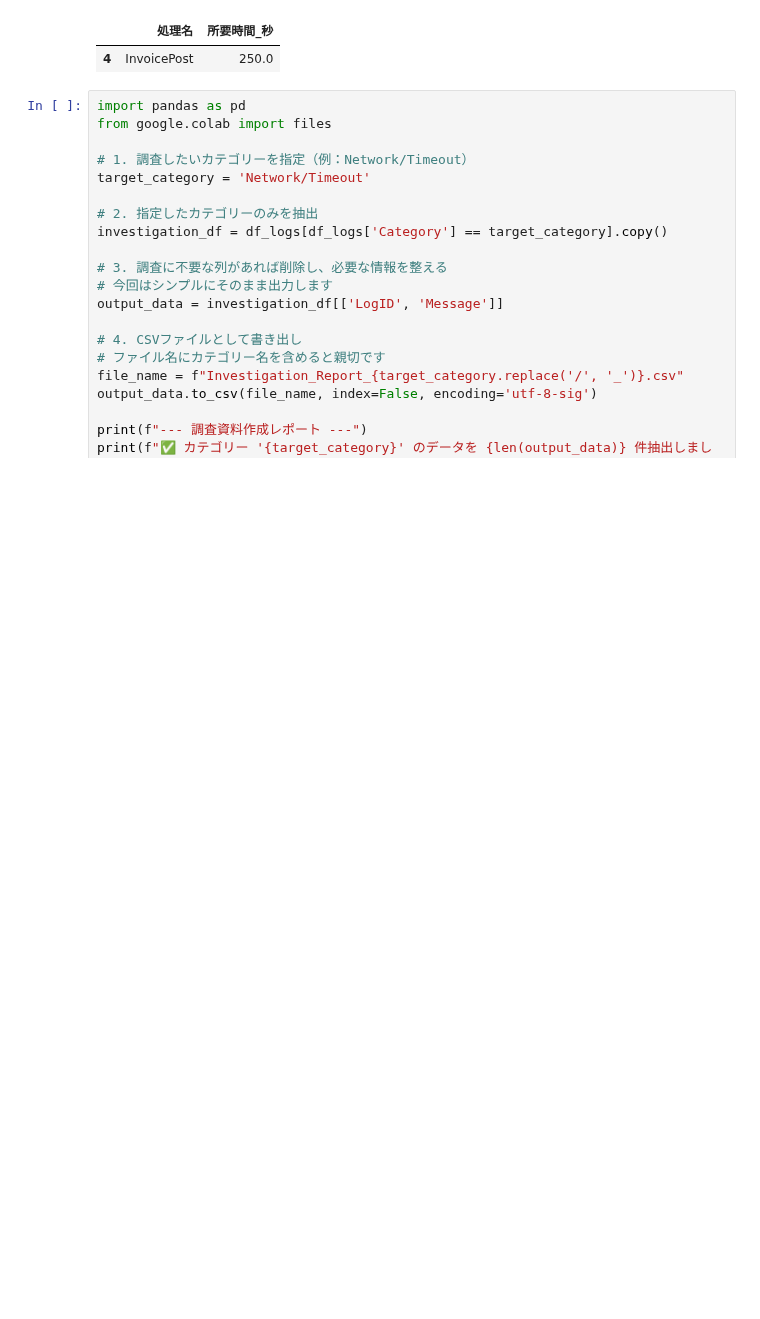
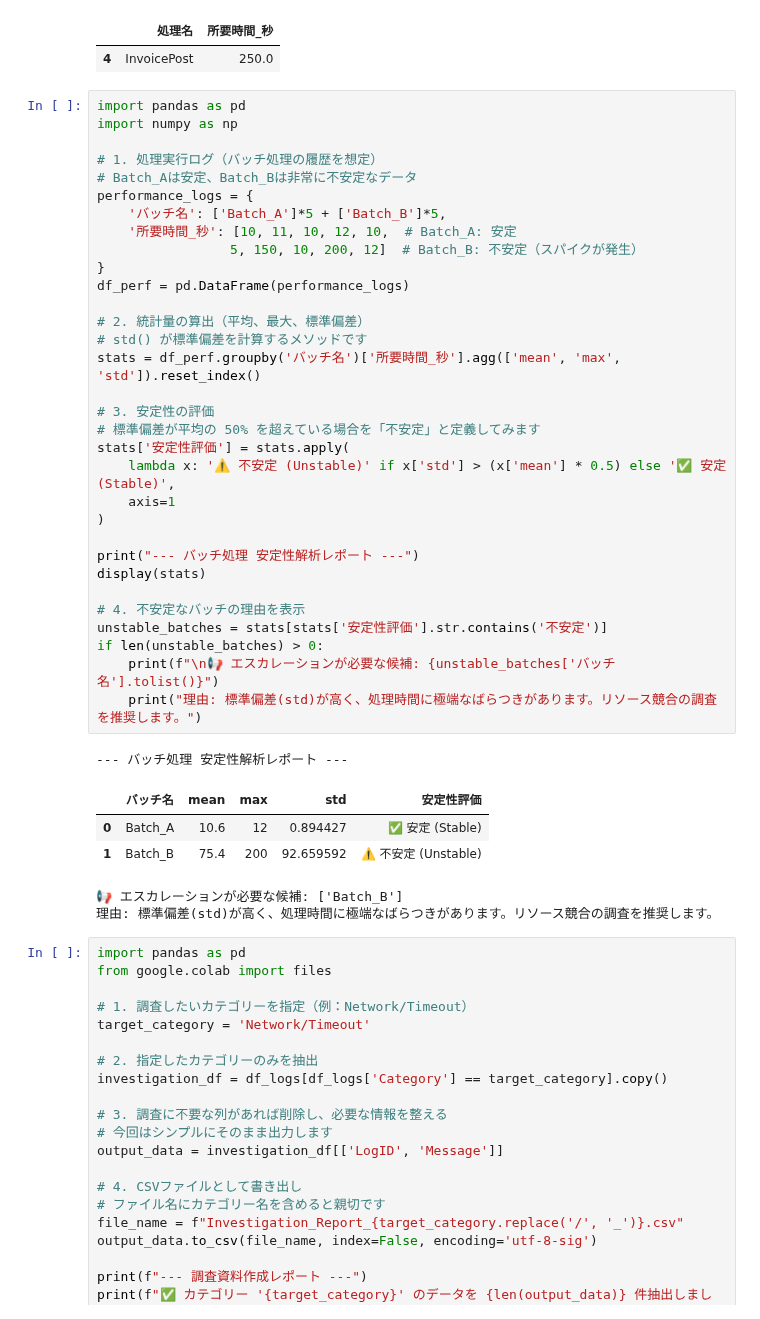
Before and after one commit to Koji-Accounting-Tech/D365-Finance-Data-Validator, a Jupyter notebook: D365_Data_Processing.ipynb, the cells around one changed output. Saved outputs shown, nothing was run; the diff lists cells and outputs as text; blank space fills up the shorter version.

```diff
--- a/D365_Data_Processing.ipynb
+++ b/D365_Data_Processing.ipynb
@@ -450,6 +450,45 @@ if len(slow_queries) > 0:
 🐢 遅延検知: 200秒以上かかっている処理が 1 件あります。改善を検討してください。
 |  | 処理名 | 所要時間_秒 |
 | 4 | InvoicePost | 250.0 |
+# %%
+import pandas as pd
+import numpy as np
+
+# 1. 処理実行ログ（バッチ処理の履歴を想定）
+# Batch_Aは安定、Batch_Bは非常に不安定なデータ
+performance_logs = {
+    'バッチ名': ['Batch_A']*5 + ['Batch_B']*5,
+    '所要時間_秒': [10, 11, 10, 12, 10,  # Batch_A: 安定
+                 5, 150, 10, 200, 12]  # Batch_B: 不安定（スパイクが発生）
+}
+df_perf = pd.DataFrame(performance_logs)
+
+# 2. 統計量の算出（平均、最大、標準偏差）
+# std() が標準偏差を計算するメソッドです
+stats = df_perf.groupby('バッチ名')['所要時間_秒'].agg(['mean', 'max', 'std']).reset_index()
+
+# 3. 安定性の評価
+# 標準偏差が平均の 50% を超えている場合を「不安定」と定義してみます
+stats['安定性評価'] = stats.apply(
+    lambda x: '⚠️ 不安定 (Unstable)' if x['std'] > (x['mean'] * 0.5) else '✅ 安定 (Stable)',
+    axis=1
+)
+
+print("--- バッチ処理 安定性解析レポート ---")
+display(stats)
+
+# 4. 不安定なバッチの理由を表示
+unstable_batches = stats[stats['安定性評価'].str.contains('不安定')]
+if len(unstable_batches) > 0:
+    print(f"\n📢 エスカレーションが必要な候補: {unstable_batches['バッチ名'].tolist()}")
+    print("理由: 標準偏差(std)が高く、処理時間に極端なばらつきがあります。リソース競合の調査を推奨します。")
+# %% [output]
+--- バッチ処理 安定性解析レポート ---
+|  | バッチ名 | mean | max | std | 安定性評価 |
+| 0 | Batch_A | 10.6 | 12 | 0.894427 | ✅ 安定 (Stable) |
+| 1 | Batch_B | 75.4 | 200 | 92.659592 | ⚠️ 不安定 (Unstable) |
+📢 エスカレーションが必要な候補: ['Batch_B']
+理由: 標準偏差(std)が高く、処理時間に極端なばらつきがあります。リソース競合の調査を推奨します。
 # %%
 import pandas as pd
 from google.colab import files
```
